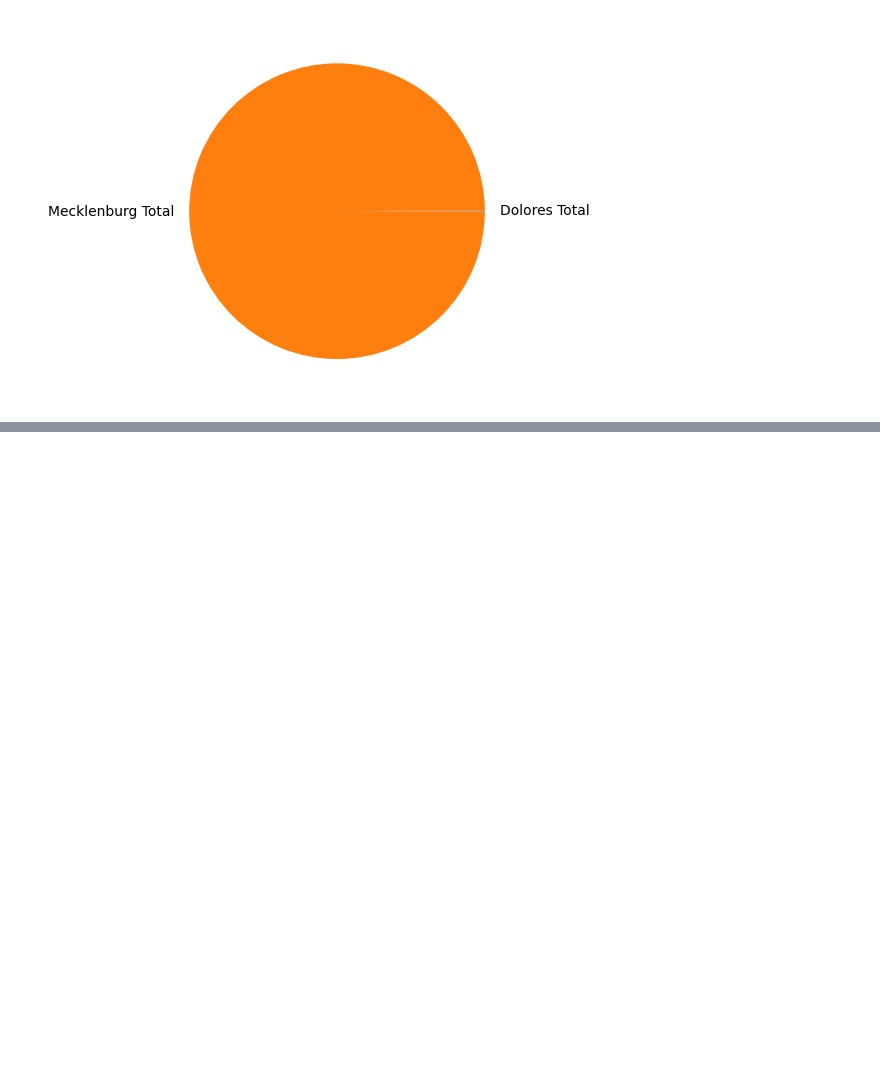
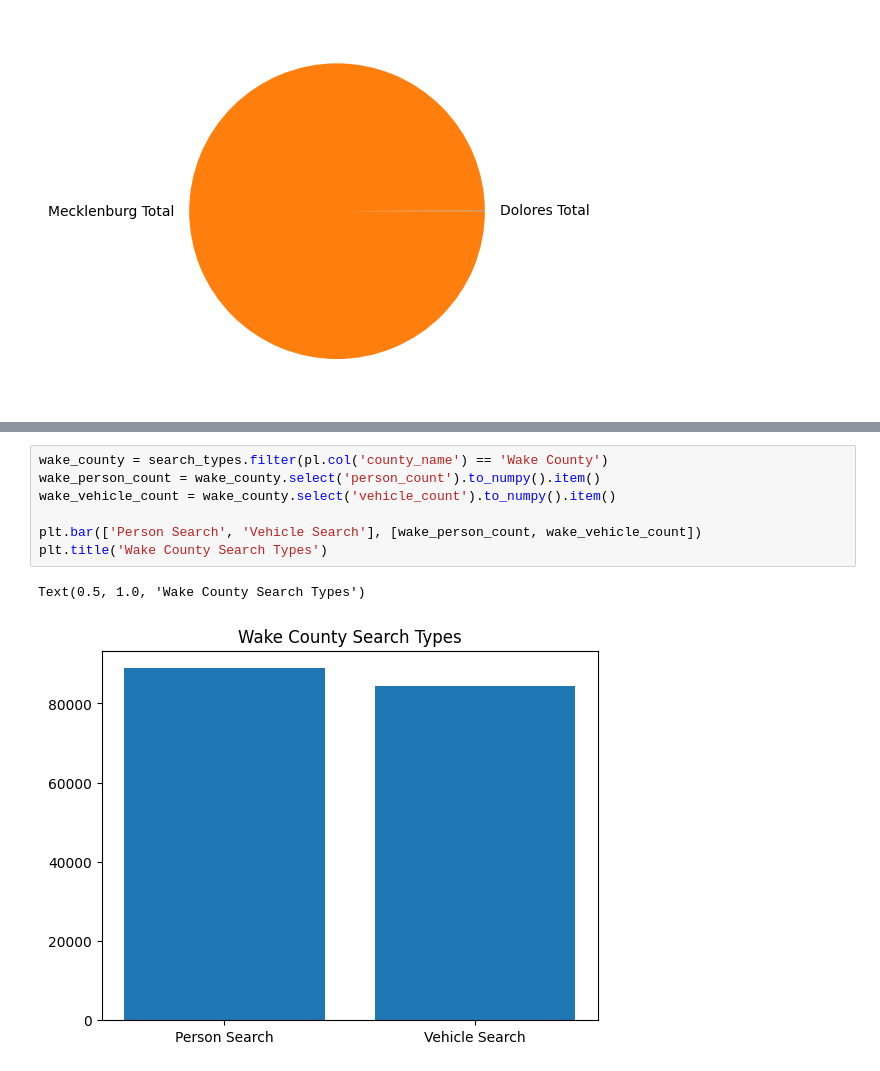
Before and after one commit to ramyap06/stanford-open-policing-data-analysis, a Jupyter notebook: location.ipynb, the cells around one changed output, grey strips where cells are left out. Saved outputs shown, nothing was run; the diff lists cells and outputs as text; blank space fills up the shorter version.

```diff
--- a/location.ipynb
+++ b/location.ipynb
@@ -141,0 +211,10 @@ plt.pie(data, labels=labels)
+# %%
+wake_county = search_types.filter(pl.col('county_name') == 'Wake County')
+wake_person_count = wake_county.select('person_count').to_numpy().item()
+wake_vehicle_count = wake_county.select('vehicle_count').to_numpy().item()
+
+plt.bar(['Person Search', 'Vehicle Search'], [wake_person_count, wake_vehicle_count])
+plt.title('Wake County Search Types')
+# %% [output]
+Text(0.5, 1.0, 'Wake County Search Types')
+[figure, added]
```
Also changed, not shown: parts of 15 cells of this notebook.
